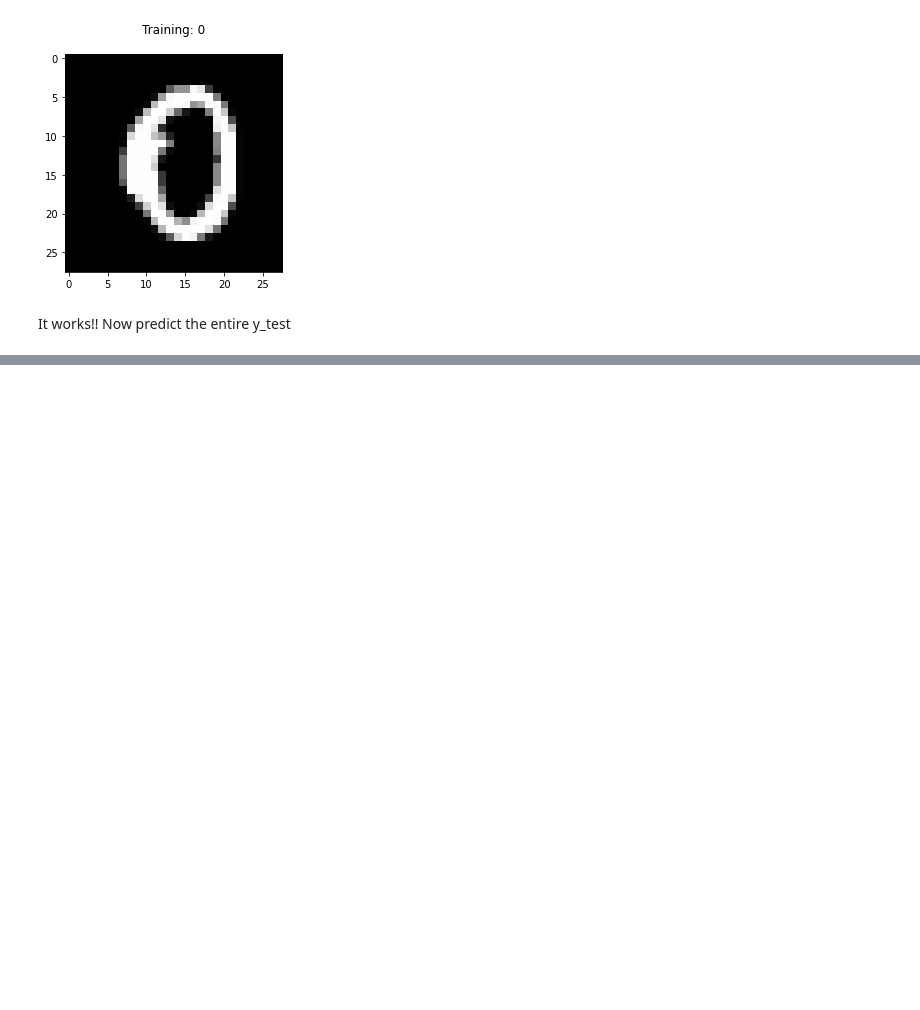
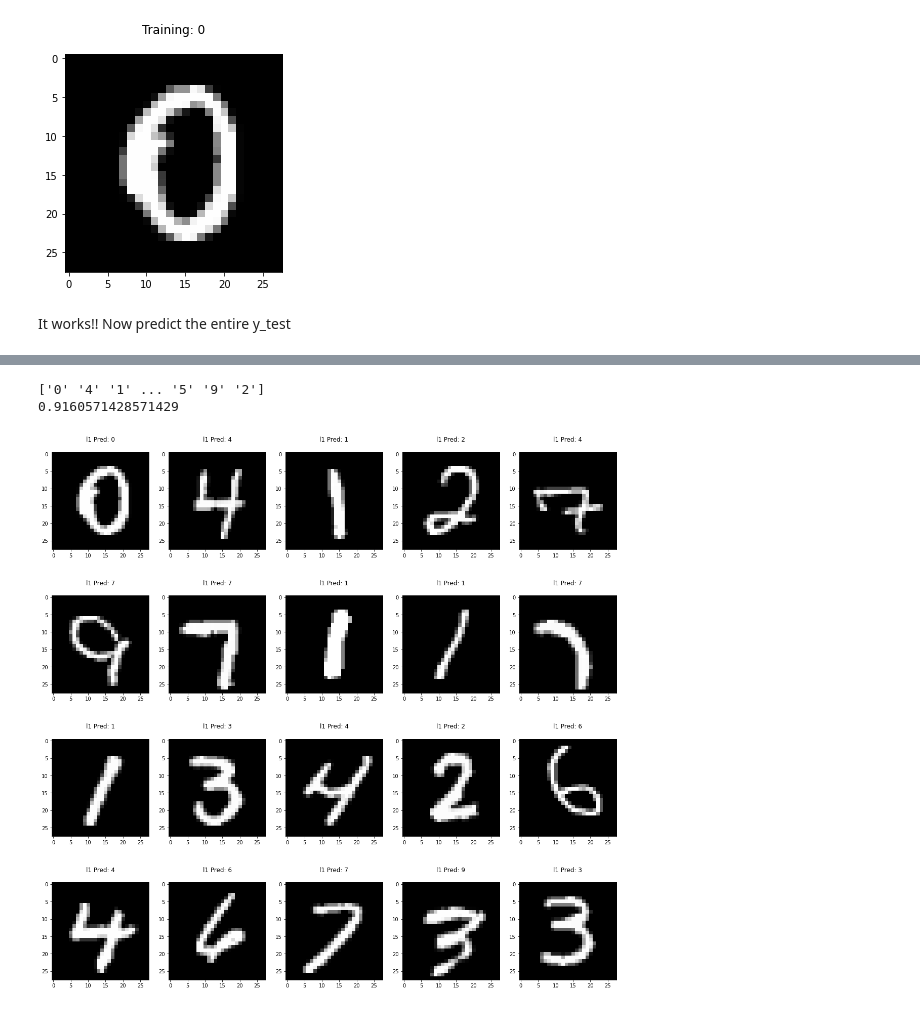
Before and after one commit to abhivsridhar9/EE460J_Lab4, a Jupyter notebook: lab4_hl26868/lab4.ipynb, the cells around one changed output, grey strips where cells are left out. Drawn from its saved outputs; the diff is of its cells as text; code cells hidden in the pictures; blank space fills up the shorter version.

```diff
--- a/lab4_hl26868/lab4.ipynb
+++ b/lab4_hl26868/lab4.ipynb
@@ -141,0 +127,19 @@ KeyboardInterrupt:
+# %%
+
+# predict
+y_pred2 = clf2.predict(X_test)
+print(y_pred2)
+
+fig = plt.figure(figsize=(20, 20))
+for i in range(20):
+    fig.add_subplot(4, 5, i+1)
+    plt.imshow(np.reshape(X_test.iloc[i].to_numpy(), (28, 28)), cmap=plt.cm.gray)
+    plt.title('l1 Pred: ' + y_pred2[i] + '\n')
+
+# l1 prediction score
+score = clf2.score(X_test, y_test)
+print(score)
+# %% [output]
+['0' '4' '1' ... '5' '9' '2']
+0.9160571428571429
+[figure, added]
```
Also changed, not shown: parts of 7 cells of this notebook.
